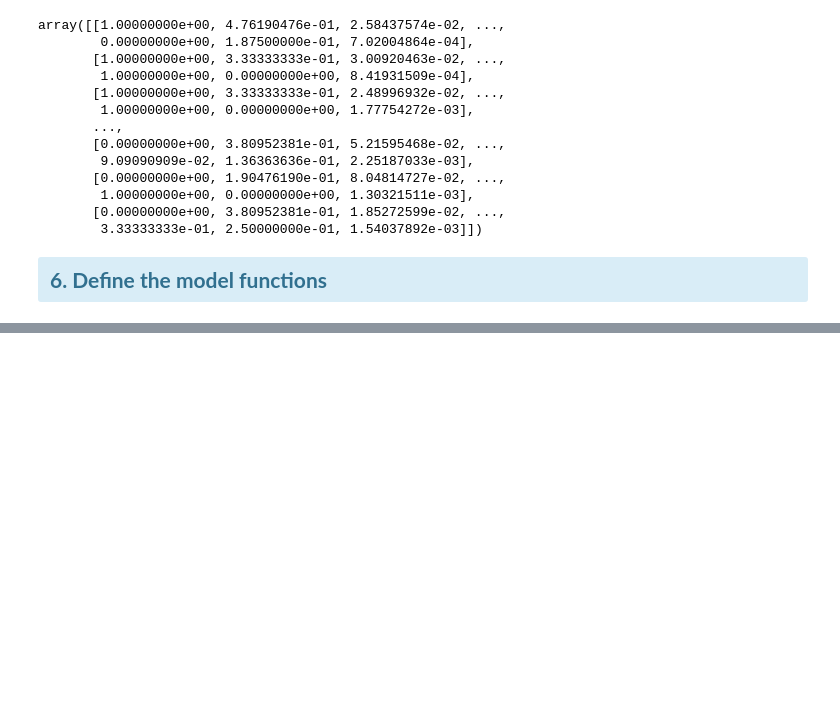
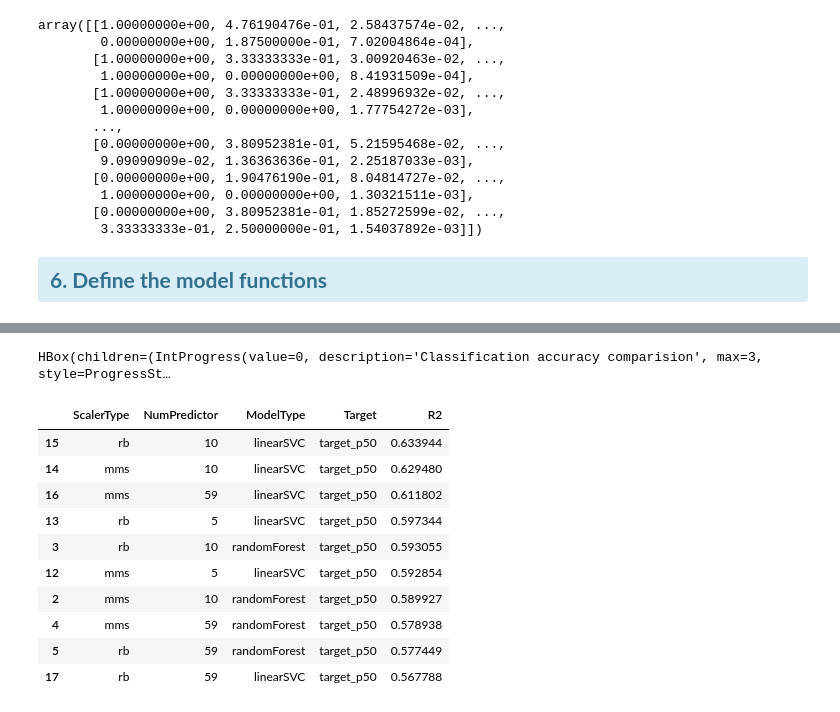
Before and after one commit to cqfkfc/ga-group-project-xmas, a Jupyter notebook: Online News Popularity (Team 7).ipynb, the cells around one changed output, grey strips where cells are left out. Cells and saved outputs as stored; diff of their text form; code cells hidden in the pictures; blank space fills up the shorter version.

```diff
--- a/Online News Popularity (Team 7).ipynb
+++ b/Online News Popularity (Team 7).ipynb
@@ -728,0 +435,24 @@ Name: kw_avg_avg, Length: 39644, dtype: float64
+# %%
+store_R2 = []
+def model_randomForest(X, y, scaler_name):
+    from sklearn.model_selection import cross_val_score
+    from sklearn.ensemble import RandomForestClassifier
+    X = normalise_predictors(X, scaler_name)
+    rfc = RandomForestClassifier()
+    results = cross_val_score(rfc, X = X, y = y, cv=10)
+    return np.mean(results)
+
+predictors = [df_predictors[predictors_t5], df_predictors[predictors_t10], df_predictors[predictors_all]]
+
+for i in tnrange(len(predictors), desc='Classification accuracy comparision'):
+    df_temp = predictors[i]
+    y = df_targets['target_p50']
+
+    r2_mms = model_randomForest(df_temp, y, scaler_name='mms')
+    r2_rb = model_randomForest(df_temp, y, scaler_name='rb')
+
+    store_R2.append(['mms', df_temp.shape[1], 'randomForest', y.name, r2_mms])
+    store_R2.append(['rb', df_temp.shape[1], 'randomForest', y.name, r2_rb])
+
+df_R2 = pd.DataFrame(store_R2, columns = ['ScalerType','NumPredictor','ModelType','Target','R2'])
+df_R2.sort_values(by='R2', ascending=False).head(10)
@@ -728,0 +468,34 @@ Name: kw_avg_avg, Length: 39644, dtype: float64
+# %%
+def model_linearSVC(X, y, scaler_name):
+    from sklearn.svm import LinearSVC
+    from sklearn.model_selection import cross_val_score
+    X = normalise_predictors(X, scaler_name)
+    model_svm = LinearSVC()
+    results = cross_val_score(model_svm, X = X, y = y, cv = 5)
+    return np.mean(results)
+
+for i in tnrange(len(predictors), desc='Classification accuracy comparision'):
+    df_temp = predictors[i]
+    y = df_targets['target_p50']
+
+    r2_mms = model_linearSVC(df_temp, y, scaler_name='mms')
+    r2_rb = model_linearSVC(df_temp, y, scaler_name='rb')
+
+    store_R2.append(['mms', df_temp.shape[1], 'linearSVC', y.name, r2_mms])
+    store_R2.append(['rb', df_temp.shape[1], 'linearSVC', y.name, r2_rb])
+
+df_R2 = pd.DataFrame(store_R2, columns = ['ScalerType','NumPredictor','ModelType','Target','R2'])
+df_R2.sort_values(by='R2', ascending=False).head(10)
+# %% [output]
+HBox(children=(IntProgress(value=0, description='Classification accuracy comparision', max=3, style=ProgressSt…
+|  | ScalerType | NumPredictor | ModelType | Target | R2 |
+| 15 | rb | 10 | linearSVC | target_p50 | 0.633944 |
+| 14 | mms | 10 | linearSVC | target_p50 | 0.629480 |
+| 16 | mms | 59 | linearSVC | target_p50 | 0.611802 |
+| 13 | rb | 5 | linearSVC | target_p50 | 0.597344 |
+| 3 | rb | 10 | randomForest | target_p50 | 0.593055 |
+| 12 | mms | 5 | linearSVC | target_p50 | 0.592854 |
+| 2 | mms | 10 | randomForest | target_p50 | 0.589927 |
+| 4 | mms | 59 | randomForest | target_p50 | 0.578938 |
+| 5 | rb | 59 | randomForest | target_p50 | 0.577449 |
+| 17 | rb | 59 | linearSVC | target_p50 | 0.567788 |
```
Also changed, not shown: parts of 53 cells of this notebook.
